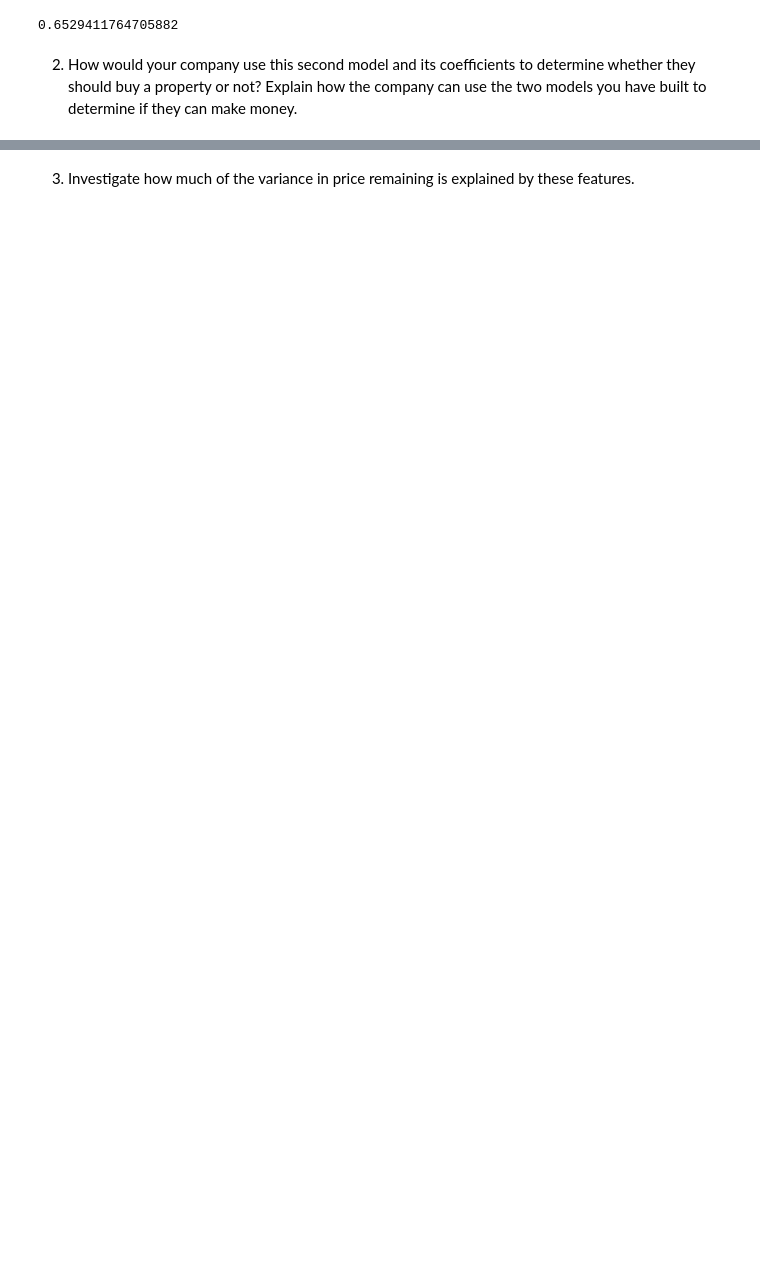
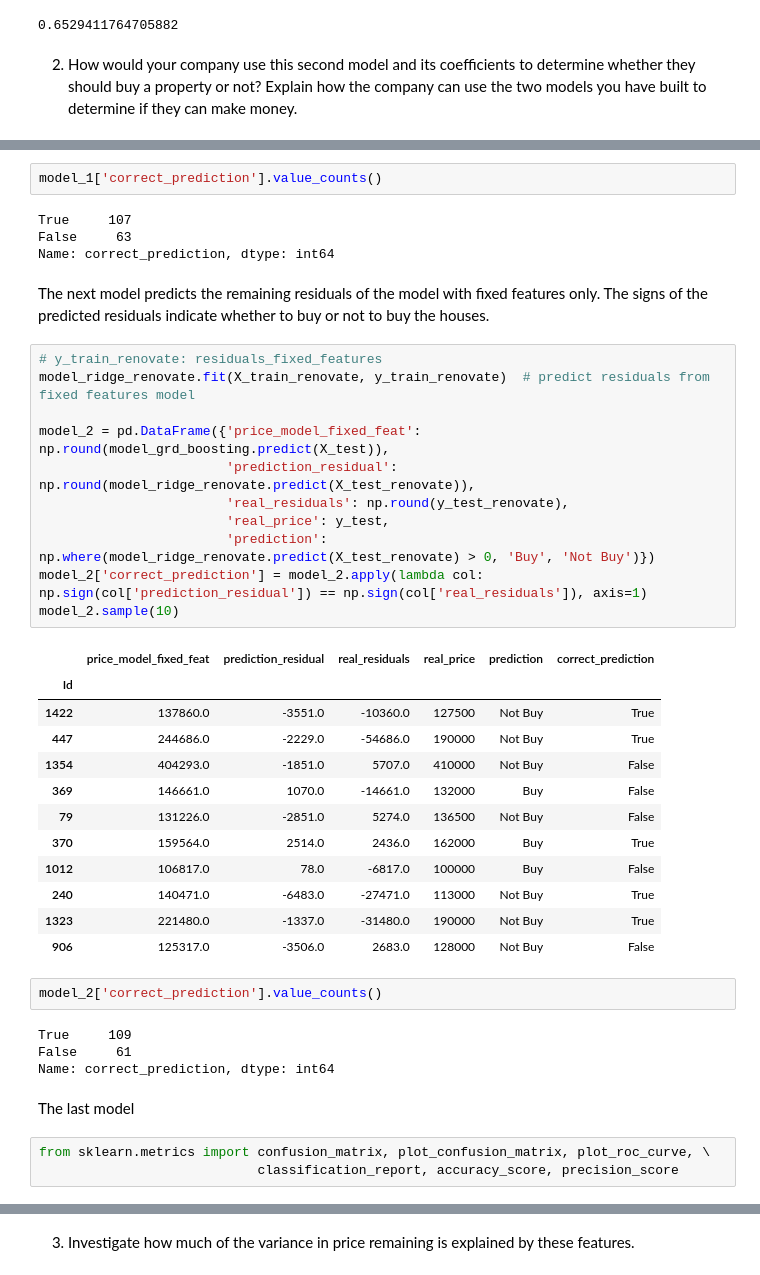
Before and after one commit to androi7/ds-mini-projects, a Jupyter notebook: House-Prices/House_Prices.ipynb, the cells around one changed output, grey strips where cells are left out. Cells and saved outputs as stored; diff of their text form; blank space fills up the shorter version.

```diff
--- a/House-Prices/House_Prices.ipynb
+++ b/House-Prices/House_Prices.ipynb
@@ -1677,0 +1679,43 @@ pd.DataFrame({'Residual_fixed': residuals_fixed_features,
+# %%
+model_1['correct_prediction'].value_counts()
+# %% [output]
+True     107
+False     63
+Name: correct_prediction, dtype: int64
+# %% [markdown]
+The next model predicts the remaining residuals of the model with fixed features only. The signs of the predicted residuals indicate whether to buy or not to buy the houses.
+# %%
+# y_train_renovate: residuals_fixed_features
+model_ridge_renovate.fit(X_train_renovate, y_train_renovate)  # predict residuals from fixed features model
+
+model_2 = pd.DataFrame({'price_model_fixed_feat': np.round(model_grd_boosting.predict(X_test)),
+                        'prediction_residual': np.round(model_ridge_renovate.predict(X_test_renovate)),
+                        'real_residuals': np.round(y_test_renovate),
+                        'real_price': y_test,
+                        'prediction': np.where(model_ridge_renovate.predict(X_test_renovate) > 0, 'Buy', 'Not Buy')})
+model_2['correct_prediction'] = model_2.apply(lambda col: np.sign(col['prediction_residual']) == np.sign(col['real_residuals']), axis=1)
+model_2.sample(10)
+# %% [output]
+|  | price_model_fixed_feat | prediction_residual | real_residuals | real_price | prediction | correct_prediction |
+| Id |  |  |  |  |  |  |
+| 1422 | 137860.0 | -3551.0 | -10360.0 | 127500 | Not Buy | True |
+| 447 | 244686.0 | -2229.0 | -54686.0 | 190000 | Not Buy | True |
+| 1354 | 404293.0 | -1851.0 | 5707.0 | 410000 | Not Buy | False |
+| 369 | 146661.0 | 1070.0 | -14661.0 | 132000 | Buy | False |
+| 79 | 131226.0 | -2851.0 | 5274.0 | 136500 | Not Buy | False |
+| 370 | 159564.0 | 2514.0 | 2436.0 | 162000 | Buy | True |
+| 1012 | 106817.0 | 78.0 | -6817.0 | 100000 | Buy | False |
+| 240 | 140471.0 | -6483.0 | -27471.0 | 113000 | Not Buy | True |
+| 1323 | 221480.0 | -1337.0 | -31480.0 | 190000 | Not Buy | True |
+| 906 | 125317.0 | -3506.0 | 2683.0 | 128000 | Not Buy | False |
+# %%
+model_2['correct_prediction'].value_counts()
+# %% [output]
+True     109
+False     61
+Name: correct_prediction, dtype: int64
+# %% [markdown]
+The last model
+# %%
+from sklearn.metrics import confusion_matrix, plot_confusion_matrix, plot_roc_curve, \
+                            classification_report, accuracy_score, precision_score
```
Also changed, not shown: parts of 37 cells of this notebook.
